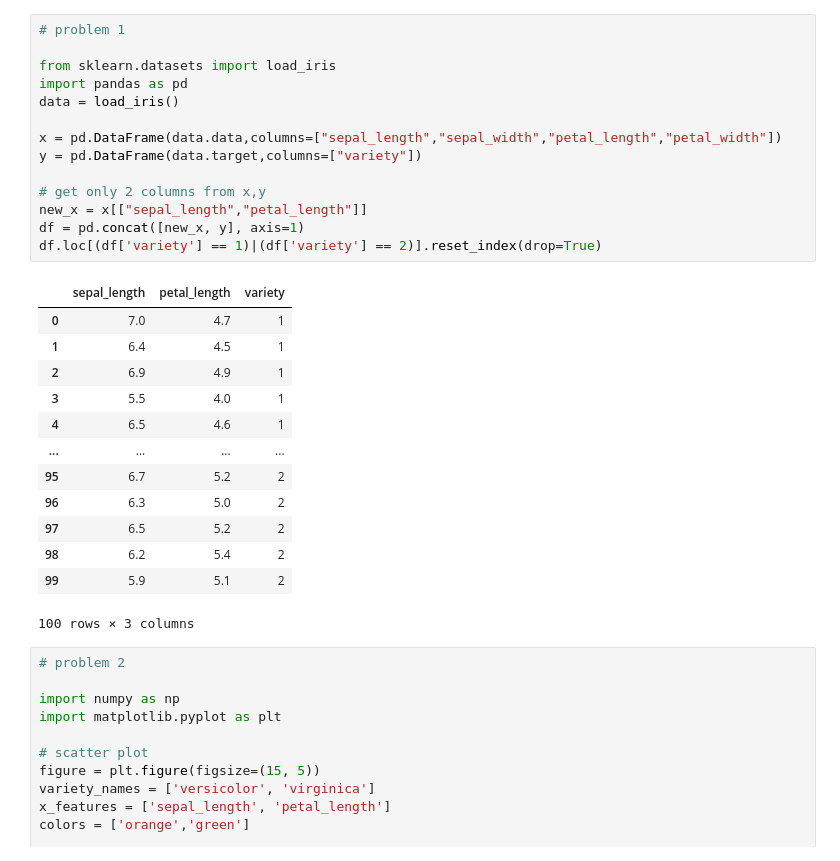
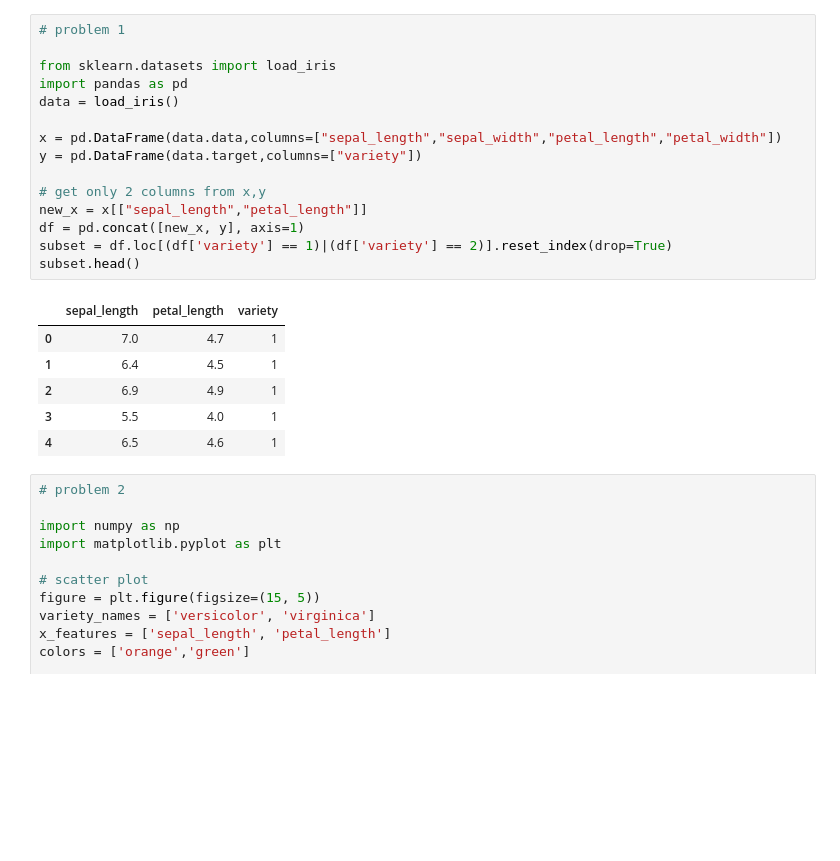
Before and after one commit to cedjustin/AI, a Jupyter notebook: week4preclass1.ipynb, the cells around one changed output. Cells and saved outputs as stored; diff of their text form; blank space fills up the shorter version.

```diff
--- a/week4preclass1.ipynb
+++ b/week4preclass1.ipynb
@@ -1,31 +1,25 @@
 # %%
 # problem 1
 
 from sklearn.datasets import load_iris
 import pandas as pd
 data = load_iris()
 
 x = pd.DataFrame(data.data,columns=["sepal_length","sepal_width","petal_length","petal_width"])
 y = pd.DataFrame(data.target,columns=["variety"])
 
 # get only 2 columns from x,y
 new_x = x[["sepal_length","petal_length"]]
 df = pd.concat([new_x, y], axis=1)
-df.loc[(df['variety'] == 1)|(df['variety'] == 2)].reset_index(drop=True)
+subset = df.loc[(df['variety'] == 1)|(df['variety'] == 2)].reset_index(drop=True)
+subset.head()
 # %% [output]
 |  | sepal_length | petal_length | variety |
 | 0 | 7.0 | 4.7 | 1 |
 | 1 | 6.4 | 4.5 | 1 |
 | 2 | 6.9 | 4.9 | 1 |
 | 3 | 5.5 | 4.0 | 1 |
 | 4 | 6.5 | 4.6 | 1 |
-| ... | ... | ... | ... |
-| 95 | 6.7 | 5.2 | 2 |
-| 96 | 6.3 | 5.0 | 2 |
-| 97 | 6.5 | 5.2 | 2 |
-| 98 | 6.2 | 5.4 | 2 |
-| 99 | 5.9 | 5.1 | 2 |
-100 rows × 3 columns
 # %%
 # problem 2
 
```
Also changed, not shown: parts of 10 cells of this notebook.
